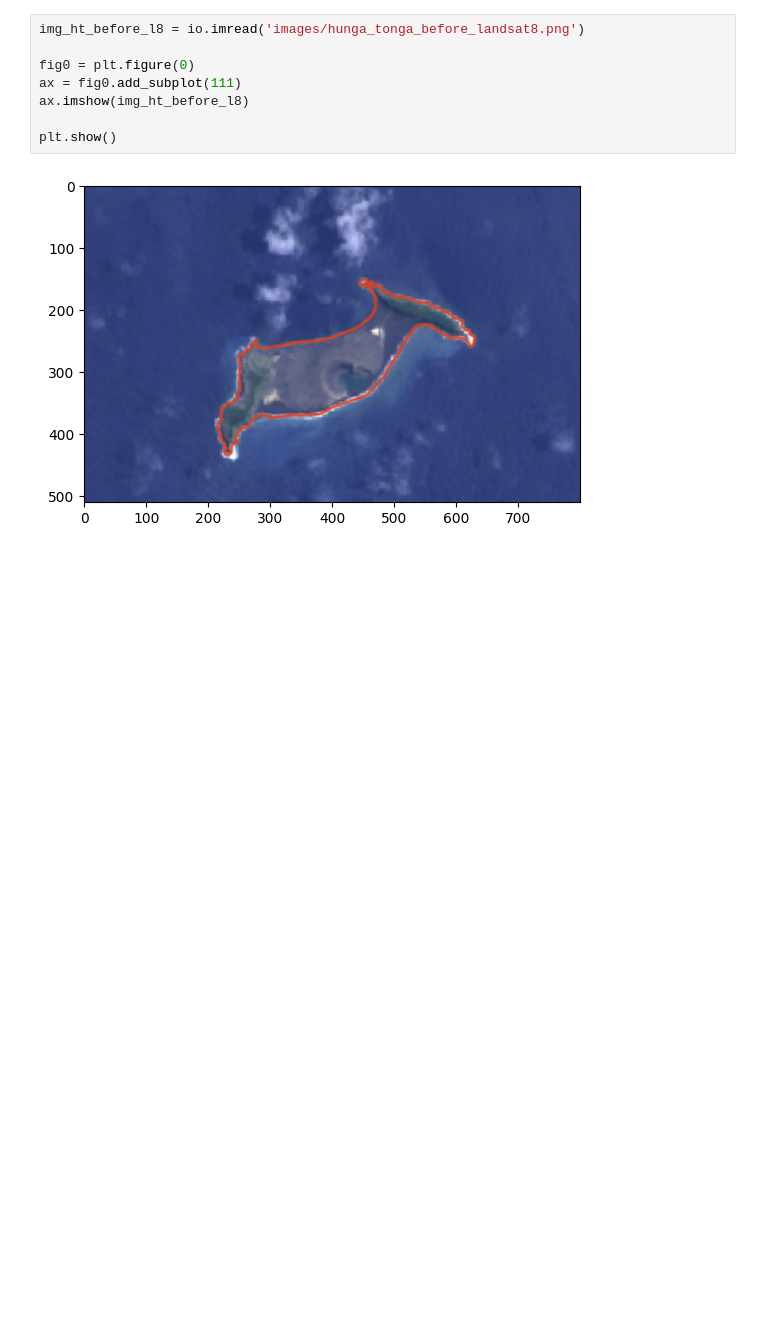
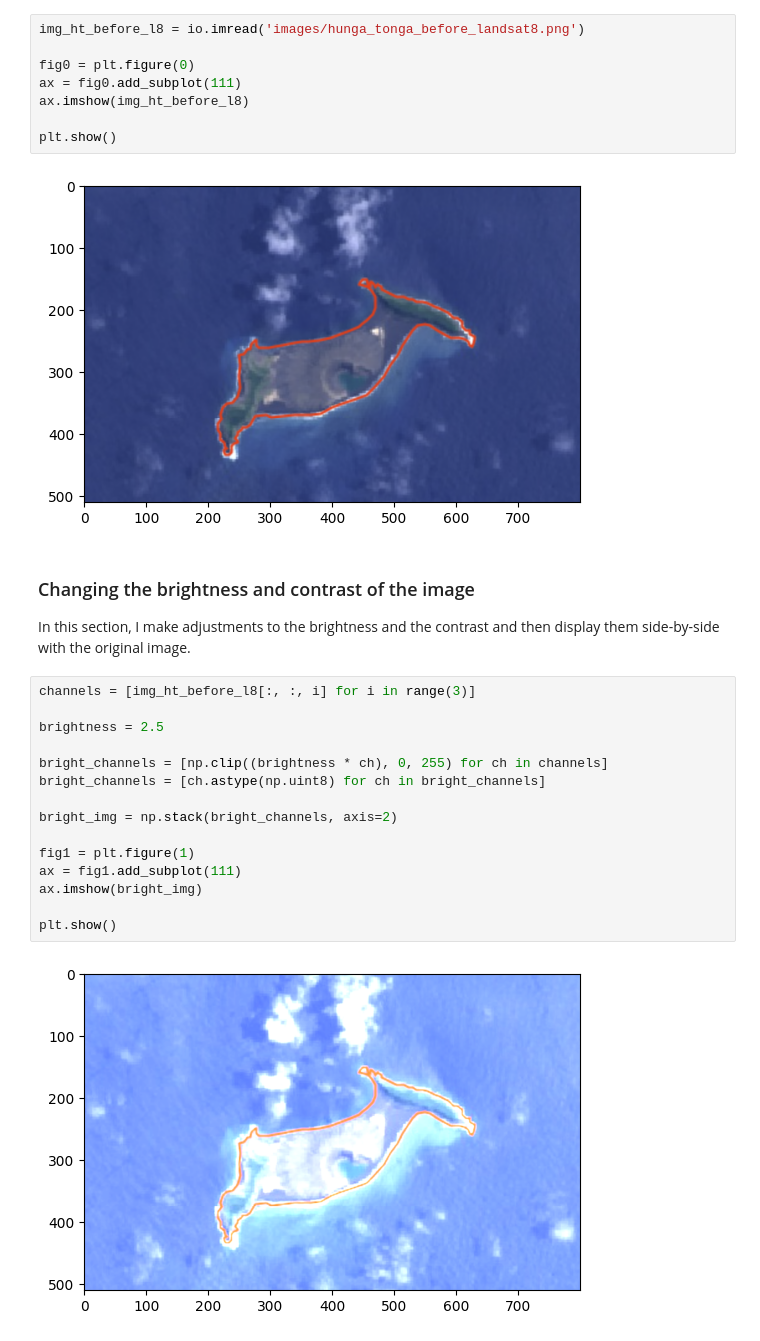
Before and after one commit to urfolomeus/space_data, a Jupyter notebook: week 3/assignment.ipynb, the cells around one changed output. Saved outputs shown, nothing was run; the diff lists cells and outputs as text; blank space fills up the shorter version.

Commit message:
Doing brightness

```diff
--- a/week 3/assignment.ipynb
+++ b/week 3/assignment.ipynb
@@ -30,3 +31,24 @@ ax.imshow(img_ht_before_l8)
 plt.show()
 # %% [output]
 [figure]
+# %% [markdown]
+### Changing the brightness and contrast of the image
+
+In this section, I make adjustments to the brightness and the contrast and then display them side-by-side with the original image.
+# %%
+channels = [img_ht_before_l8[:, :, i] for i in range(3)]
+
+brightness = 2.5
+
+bright_channels = [np.clip((brightness * ch), 0, 255) for ch in channels]
+bright_channels = [ch.astype(np.uint8) for ch in bright_channels]
+
+bright_img = np.stack(bright_channels, axis=2)
+
+fig1 = plt.figure(1)
+ax = fig1.add_subplot(111)
+ax.imshow(bright_img)
+
+plt.show()
+# %% [output]
+[figure, added]
```
Also changed, not shown: parts of 1 cell of this notebook.
